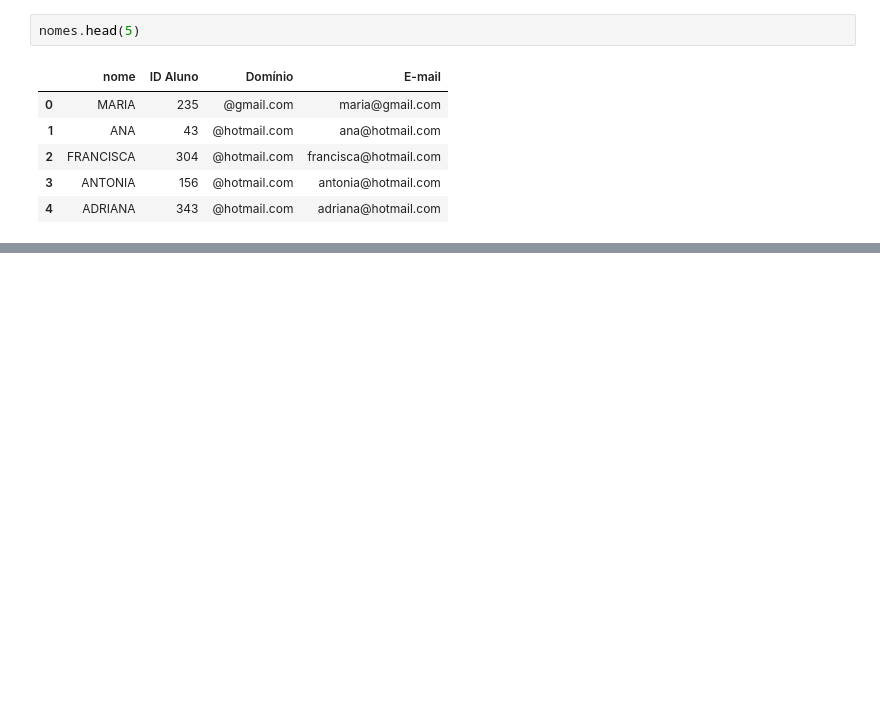
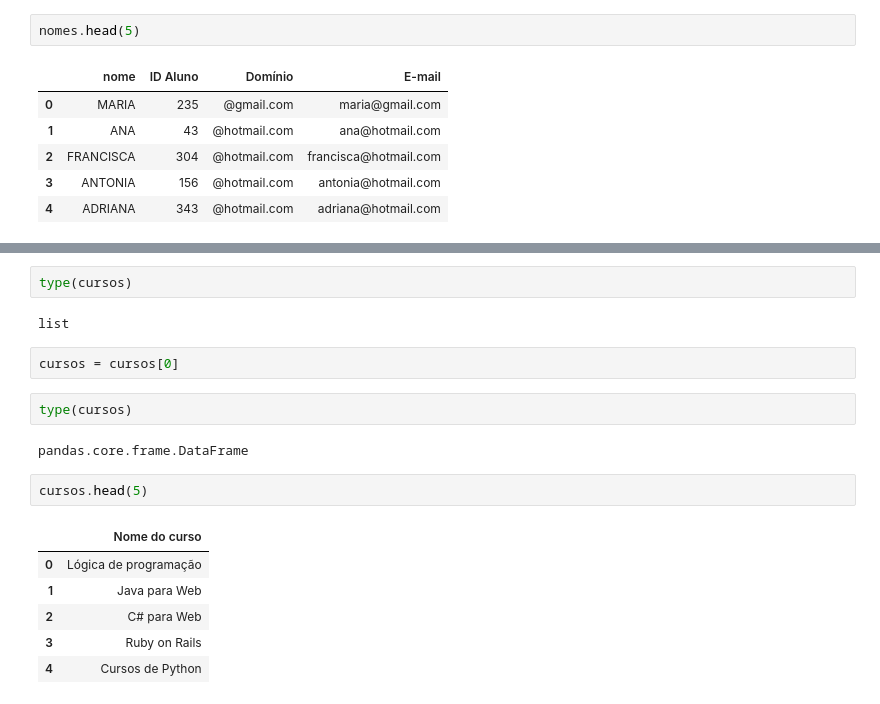
Before and after one commit to PurpleLobster31/Pandas-Formatos-diferentes-de-entrada-e-saida-IO-, a Jupyter notebook: Pandas IO.ipynb, the cells around one changed output, grey strips where cells are left out. Cells and saved outputs as stored; diff of their text form; blank space fills up the shorter version.

```diff
--- a/Pandas IO.ipynb
+++ b/Pandas IO.ipynb
@@ -131,0 +159,19 @@ nomes.head(5)
+# %%
+type(cursos)
+# %% [output]
+list
+# %%
+cursos = cursos[0]
+# %%
+type(cursos)
+# %% [output]
+pandas.core.frame.DataFrame
+# %%
+cursos.head(5)
+# %% [output]
+|  | Nome do curso |
+| 0 | Lógica de programação |
+| 1 | Java para Web |
+| 2 | C# para Web |
+| 3 | Ruby on Rails |
+| 4 | Cursos de Python |
```
Also changed, not shown: parts of 13 cells of this notebook.
